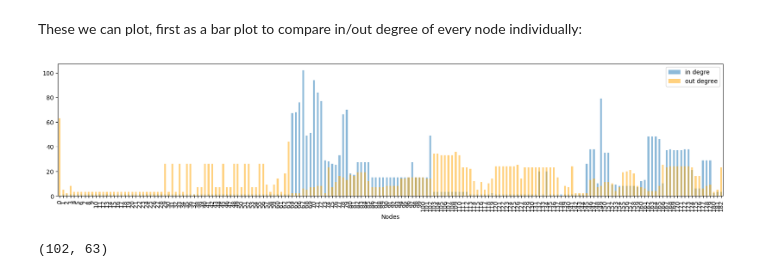
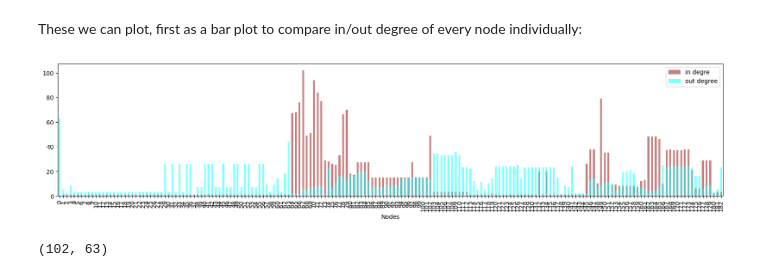
Before and after one commit to SaskaAloric/IntroCompleNeT2023, a Jupyter notebook: Notebooks/CNT_Lesson4.ipynb, the cells around one changed output. Drawn from its saved outputs; the diff is of its cells as text; code cells hidden in the pictures.

```diff
--- a/Notebooks/CNT_Lesson4.ipynb
+++ b/Notebooks/CNT_Lesson4.ipynb
@@ -132,2 +170,5 @@ To construct the network, we'll follow the same path as the last time, but pay a
 # %%
-G_food_web = nx.from_pandas_edgelist(edges, source = '# source', target = ' target', create_using =nx.DiGraph)
+G_food_web = nx.from_pandas_edgelist(edges,
+                                     source = '# source',
+                                     target = ' target',
+                                     create_using =nx.DiGraph)
@@ -187,12 +245,14 @@ Let's create data frames with in_degree and out_degree of all nodes:
 # %%
-indegrees = pd.DataFrame(G_food_web.in_degree(),columns=['node','in_degree'])
+indegrees = pd.DataFrame(G_food_web.in_degree(),
+                         columns=['node','in_degree'])
 indegrees.head(2)
 # %% [output]
 |  | node | in_degree |
 | 0 | 0 | 0 |
 | 1 | 1 | 1 |
 # %%
-outdegrees = pd.DataFrame(G_food_web.out_degree(),columns=['node','out_degree'])
+outdegrees = pd.DataFrame(G_food_web.out_degree(),
+                          columns=['node','out_degree'])
 outdegrees.head(2)
 # %% [output]
 |  | node | out_degree |
@@ -203,12 +266,14 @@ These we can plot, first as a bar plot to compare in/out degree of every node in
 # %%
 plt.figure(figsize=(20,4))
-indegrees['in_degree'].plot(kind='bar',alpha=0.5,label='in degre')
-outdegrees['out_degree'].plot(kind='bar',alpha=0.5,color='orange',label='out degree')
+indegrees['in_degree'].plot(kind='bar',color='darkred',alpha=0.5,
+                            label='in degre')
+outdegrees['out_degree'].plot(kind='bar',alpha=0.5,
+                              color='cyan',label='out degree')
 plt.legend()
 plt.xlabel('Nodes')
 plt.show()
 # %% [output]
-[figure, old version]
+[figure, new version]
 # %%
 max(indegrees['in_degree']),max(outdegrees['out_degree'])
 # %% [output]
```
Also changed, not shown: parts of 103 cells of this notebook.
